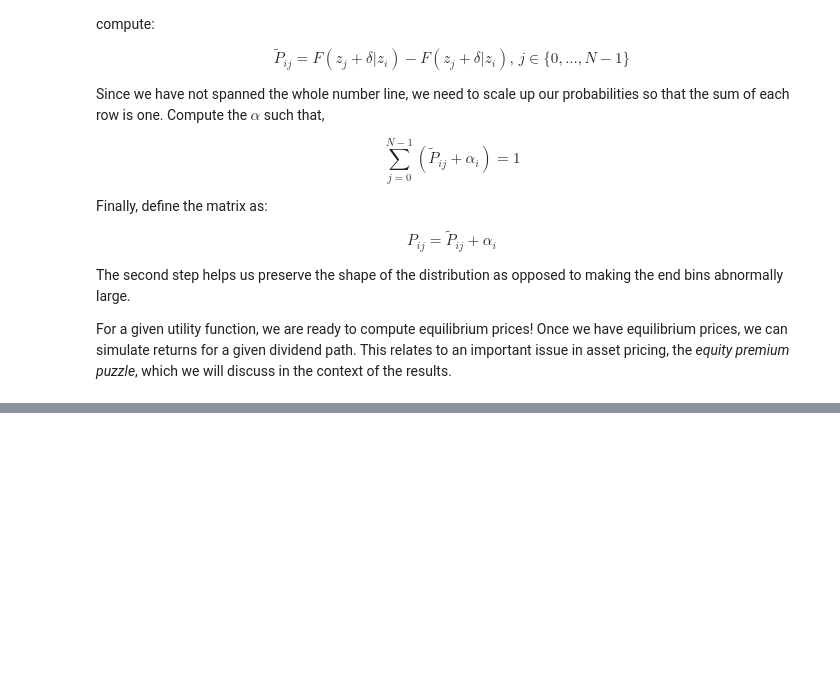
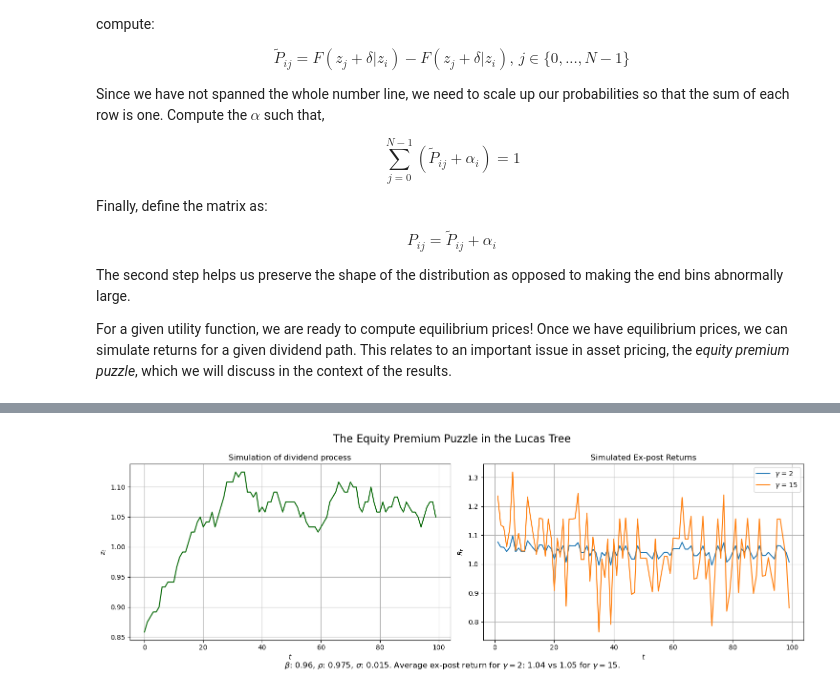
Before and after one commit to dandoreyrodriguez/computation_for_dynamic_programming, a Jupyter notebook: class_2.ipynb, the cells around one changed output, grey strips where cells are left out. Cells and saved outputs as stored; diff of their text form; code cells hidden in the pictures; blank space fills up the shorter version.

Commit message:
finished asset prices

```diff
--- a/class_2.ipynb
+++ b/class_2.ipynb
@@ -370,0 +383,42 @@ plt.show()
+# %%
+# An example with gamma = 2, calibrated to consumption
+lucas_ex3 = LucasAssetTree(plot_grid_size, 2, rho = 0.975, sigma=0.015)
+lucas_ex3.solve()
+lucas_ex3.simulate_Lucas(T=plot_simulation_length,seed = lucas_seed)
+lucas_ex3.ex_post_returns()
+lucas_ex3.ex_ante_returns()
+av_3_post = np.nanmean(lucas_ex3.sim_ex_post_r)
+
+# An example with gamma = 10, calibrated to consumption
+lucas_ex4 = LucasAssetTree(plot_grid_size, 15, rho=0.975, sigma=0.015)
+lucas_ex4.solve()
+lucas_ex4.simulate_Lucas(T=plot_simulation_length, seed = lucas_seed)
+lucas_ex4.ex_post_returns()
+lucas_ex4.ex_ante_returns()
+av_4_post = np.nanmean(lucas_ex4.sim_ex_post_r)
+
+# initialise the figure of 2 plots
+fig_3, axs_3 = plt.subplots(1, 2, figsize=(15, 5))
+# plot dividend process
+axs_3[0].set_title('Simulation of dividend process')
+axs_3[0].plot(range(plot_simulation_length), lucas_ex3.sim_z, color='darkgreen')
+axs_3[0].set_xlabel(r"$t$")
+axs_3[0].set_ylabel(r"$z_t$")
+axs_3[0].grid()
+# plot ex post returns
+axs_3[1].set_title('Simulated Ex-post Returns')
+axs_3[1].plot(range(plot_simulation_length), lucas_ex3.sim_ex_post_r, label=fr'$\gamma$ = {lucas_ex3.gamma}')
+axs_3[1].plot(range(plot_simulation_length), lucas_ex4.sim_ex_post_r, label=fr'$\gamma$ = {lucas_ex4.gamma}')
+axs_3[1].set_xlabel(rf"$t$")
+axs_3[1].set_ylabel(rf"$R_t$")
+axs_3[1].legend()
+axs_3[1].grid()
+# overall title and footer
+fig_3.suptitle("The Equity Premium Puzzle in the Lucas Tree", fontsize=16)
+fig_3.text(0.5, 0, rf'$\beta$: {lucas_ex3.beta}, $\rho$: {lucas_ex3.rho}, $\sigma$: {lucas_ex3.sigma}. Average ex-post return for $\gamma=${lucas_ex3.gamma}: {av_3_post:.2f} vs {av_4_post:.2f} for $\gamma=${lucas_ex4.gamma}.',
+           ha='center', fontsize=12)
+
+plt.tight_layout()
+plt.show()
+# %% [output]
+[figure, added]
```
Also changed, not shown: parts of 4 cells of this notebook.
